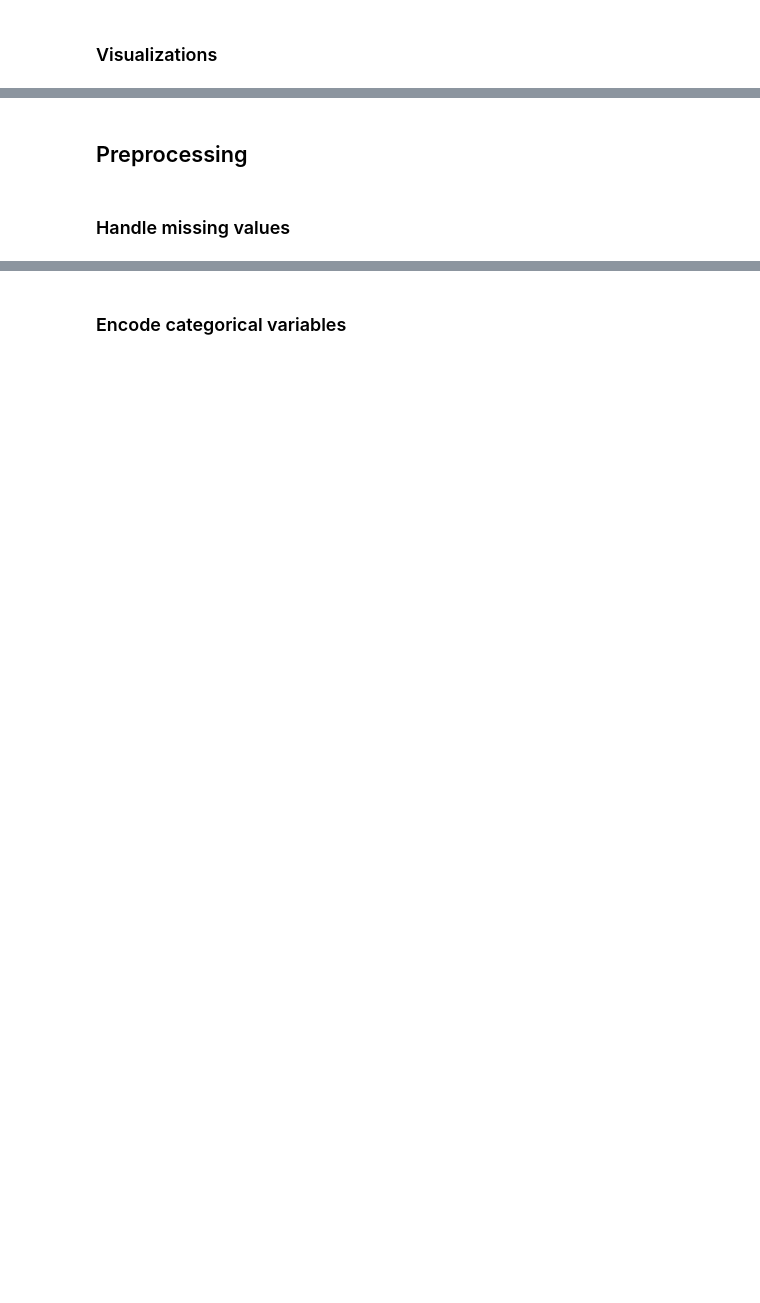
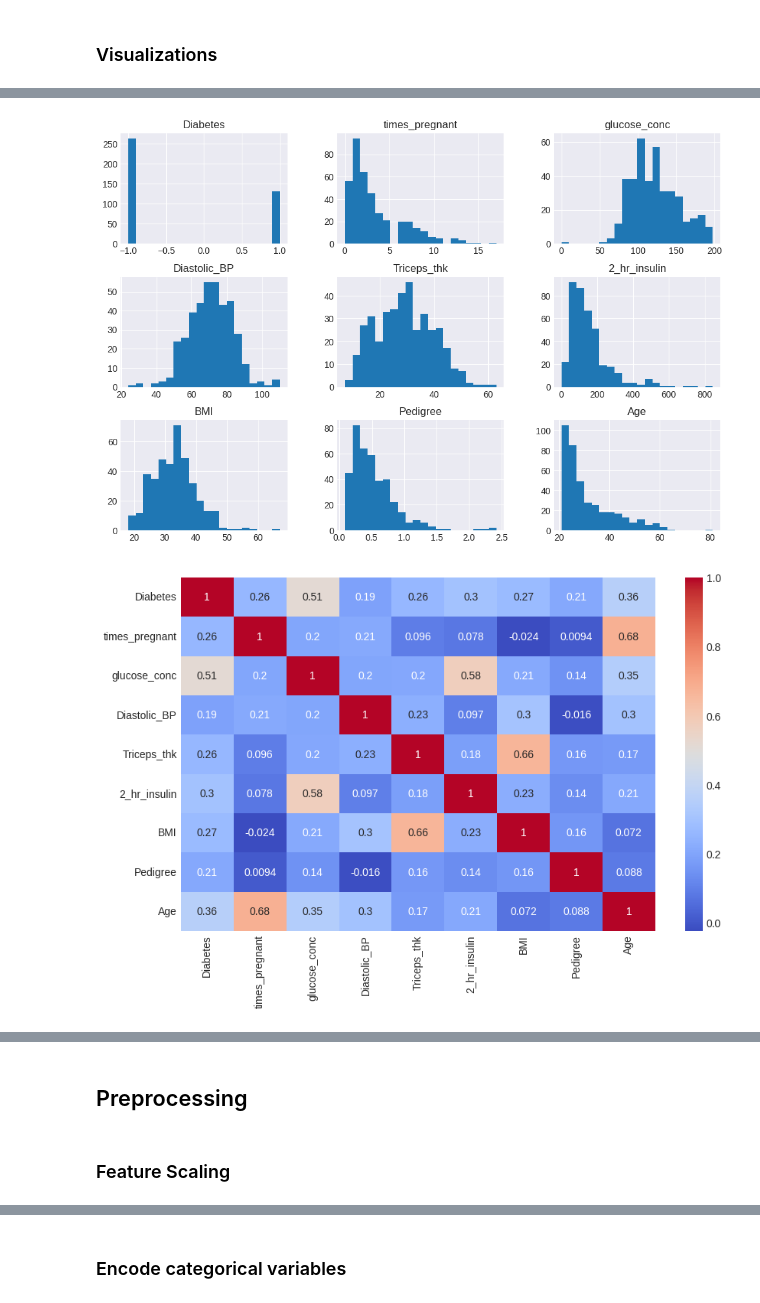
Before and after one commit to ManishBangari/APR-Project, a Jupyter notebook: Notebooks/EDA.ipynb, the cells around one changed output, grey strips where cells are left out. Cells and saved outputs as stored; diff of their text form; code cells hidden in the pictures; blank space fills up the shorter version.

Commit message:
updated data and main.py

```diff
--- a/Notebooks/EDA.ipynb
+++ b/Notebooks/EDA.ipynb
@@ -38,7 +38,8 @@ plt.style.use('seaborn-v0_8-dark')
 ## Load Data
 # %%
 # Assuming CSV is in Data/ directory as per previous setup
-data_path = '../Data/retail_sales_dataset.csv'
+data_path = '../Data/proc_pima_2_withheader.csv'
+
 df = pd.read_csv(data_path)
 
 print("Dataset Info:")
@@ -141,0 +131,16 @@ plt.show()
+# %%
+df.hist(bins=20, figsize=(12,8))
+plt.show()
+
+# Correlation heatmap
+plt.figure(figsize=(10,6))
+sns.heatmap(df.corr(), annot=True, cmap="coolwarm")
+plt.show()
+
+# Boxplots by target
+plt.figure(figsize=(12,6))
+sns.boxplot(x="Diabetes", y="glucose_conc", data=df)
+plt.show()
+# %% [output]
+[figure, added]
+[figure, added]
@@ -142,4 +148,2 @@ plt.show()
 # %% [markdown]
 ## Preprocessing
-# %% [markdown]
-### Handle missing values
@@ -148,0 +150,2 @@ df.fillna(df.select_dtypes(include=['object']).mode().iloc[0], inplace=True)  #
+# %% [markdown]
+### Feature Scaling
```
Also changed, not shown: parts of 21 cells of this notebook, 9 other files.
